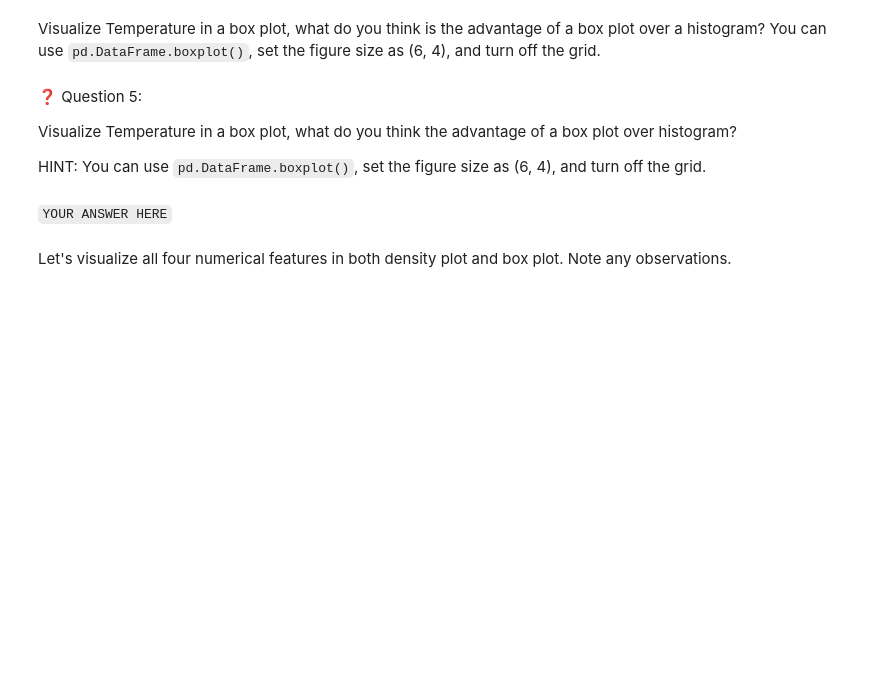
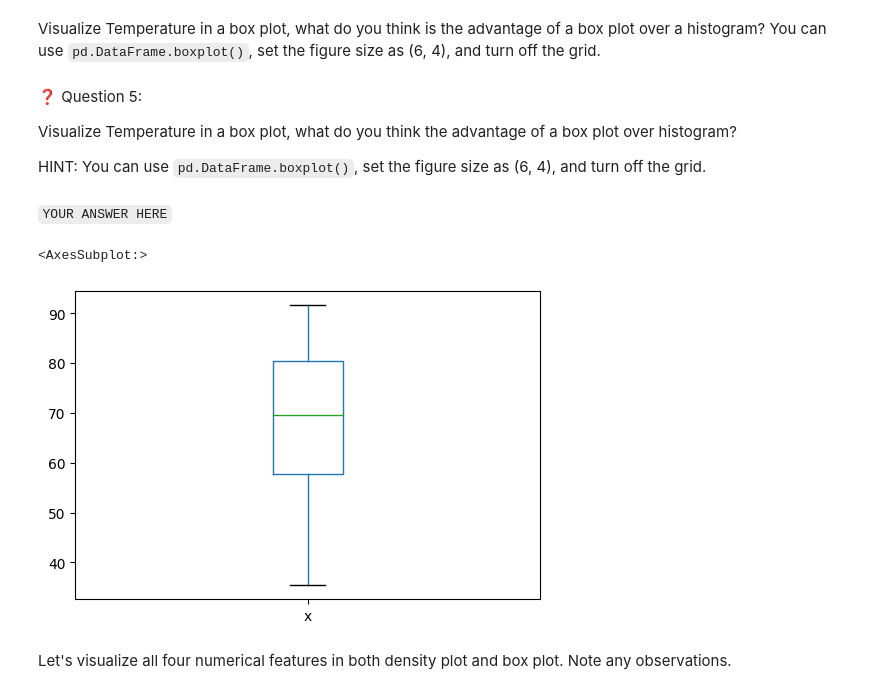
Before and after one commit to chemengage/MLE9, a Jupyter notebook: assignments/week-4-EDA/nb/walmart-sales-data.ipynb, the cells around one changed output. Drawn from its saved outputs; the diff is of its cells as text; code cells hidden in the pictures; blank space fills up the shorter version.

```diff
--- a/assignments/week-4-EDA/nb/walmart-sales-data.ipynb
+++ b/assignments/week-4-EDA/nb/walmart-sales-data.ipynb
@@ -149,7 +189,7 @@ Split the data into training (80%) and test dataset (20%). Use function `train_t
 # %%
 from sklearn.model_selection import train_test_split
 # %%
-df_train, df_test =  # YOUR CODE HERE
+df_train, df_test =  train_test_split(df, test_size=0.2, random_state=42) # YOUR CODE HERE
 # %%
 print('Original set  ---> ',df.shape,
       '\nTraining set  ---> ',df_train.shape,
@@ -262,7 +358,7 @@ dtype: int64
 # %% [markdown]
 What do you think the target variable is in this problem? Assign the column name to `target` for later use.
 # %%
-target = # YOUR CODE HERE
+target = 'Weekly_Sales' # YOUR CODE HERE
 # %% [markdown]
 Visualize the distribution of target variable using `distplot()` from library `seaborn` ( Why seaborn? Check out a comparison between Matplotlib and Seaborn [here](https://analyticsindiamag.com/comparing-python-data-visualization-tools-matplotlib-vs-seaborn/) ). Anything here you observe but the output from `.describe` does not make obvious? Does it follow a normal distribution?
 # %%
@@ -288,5 +392,5 @@ After communicating your findings, the stakeholders confirm that you can remove
 Now remove them from the training dataset.
 # %%
 mask = df_train[target] > 0
-df_train = # YOUR CODE HERE
+df_train = df_train[mask] # YOUR CODE HERE
 df_train.shape # Expected Output: (8182, 19)
@@ -312,6 +442,10 @@ HINT: You can use `pd.DataFrame.boxplot()`, set the figure size as (6, 4), and t
 `YOUR ANSWER HERE`
 # %%
 # YOUR CODE HERE
+pd.DataFrame.boxplot(df_train.Temperature, figsize=(6,4), grid=False)
+# %% [output]
+<AxesSubplot:>
+[figure, added]
 # %% [markdown]
 Let's visualize all four numerical features in both density plot and box plot. Note any observations.
 # %%
```
Also changed, not shown: parts of 54 cells of this notebook.
